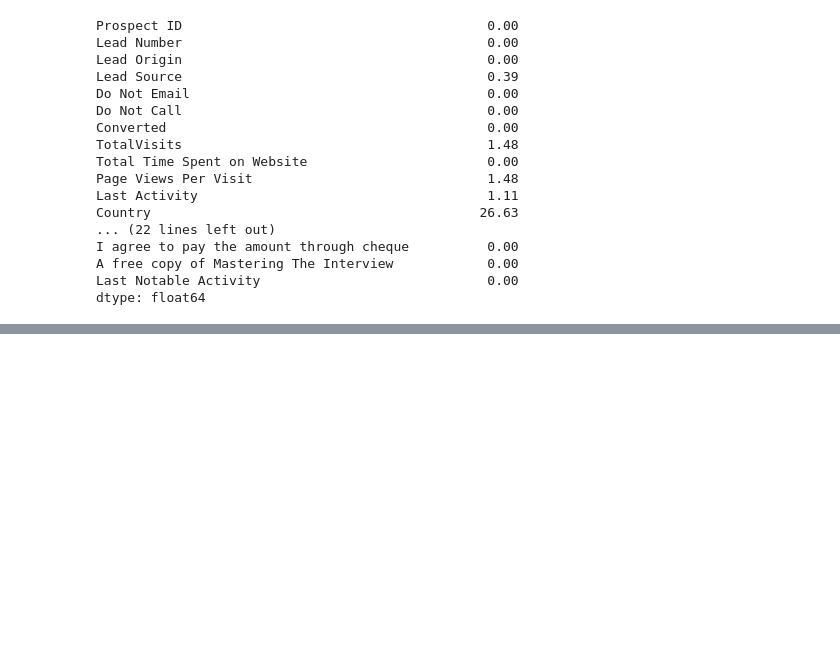
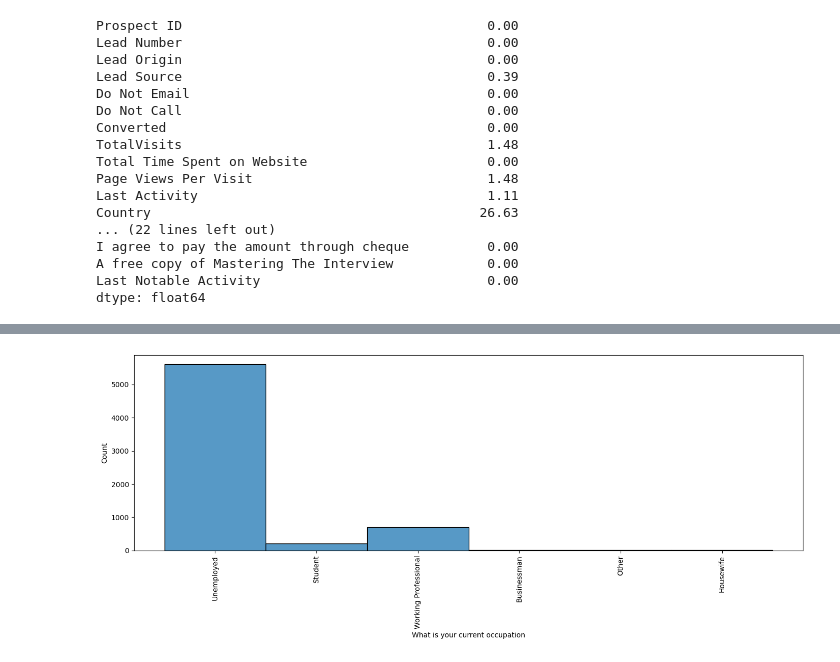
Before and after one commit to VipinNegi1003/Lead_Scoring, a Jupyter notebook: Lead_Scoring.ipynb, the cells around one changed output, grey strips where cells are left out. Cells and saved outputs as stored; diff of their text form; code cells hidden in the pictures; blank space fills up the shorter version.

```diff
--- a/Lead_Scoring.ipynb
+++ b/Lead_Scoring.ipynb
@@ -141,0 +238,4 @@ dtype: float64
+# %%
+missing_data(lead_df['What is your current occupation'])
+# %% [output]
+[figure, added]
```
Also changed, not shown: parts of 55 cells of this notebook.
